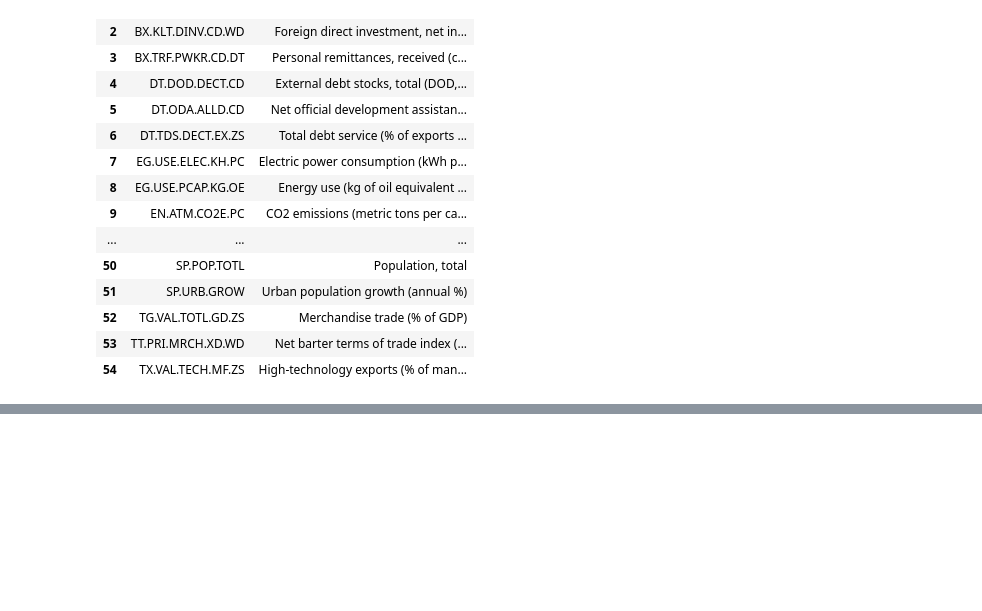
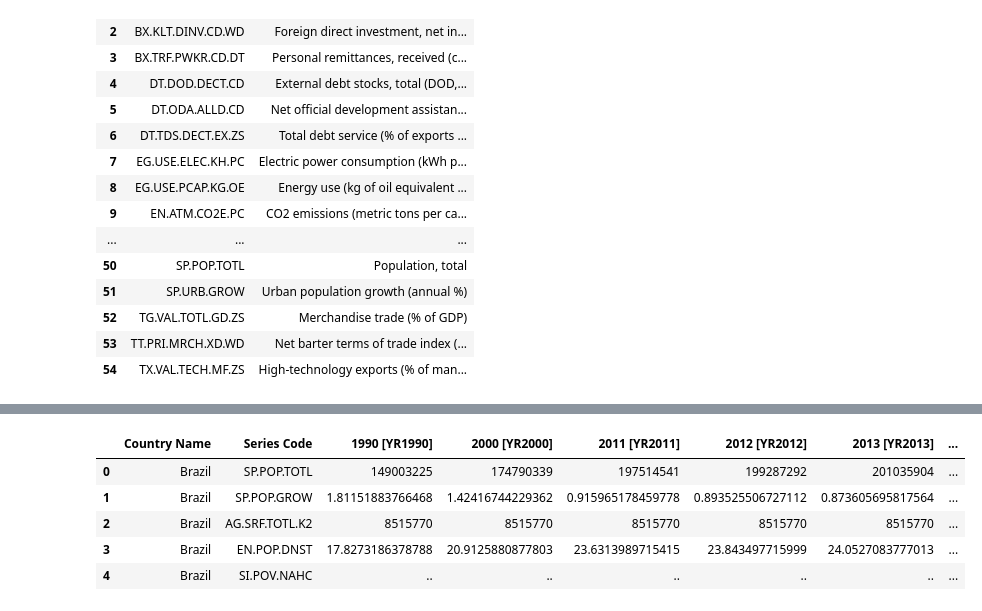
Before and after one commit to CarolineAndradeR/Python, a Jupyter notebook: cap12.ipynb, the cells around one changed output, grey strips where cells are left out. Saved outputs shown, nothing was run; the diff lists cells and outputs as text; code cells hidden in the pictures; blank space fills up the shorter version.

```diff
--- a/cap12.ipynb
+++ b/cap12.ipynb
@@ -232,0 +269,13 @@ Counter({'Morango': 2, 'Banana': 1, 'Maça': 1, 'Limão': 1, 'Abacaxi': 1})
+# %%
+#Organização dos dados
+df_dados_pais.dropna(inplace=True)
+del df_dados_pais['Series Name']
+del df_dados_pais['Country Code']
+df_dados_pais.head()
+# %% [output]
+|  | Country Name | Series Code | 1990 [YR1990] | 2000 [YR2000] | 2011 [YR2011] | 2012 [YR2012] | 2013 [YR2013] | ... |
+| 0 | Brazil | SP.POP.TOTL | 149003225 | 174790339 | 197514541 | 199287292 | 201035904 | ... |
+| 1 | Brazil | SP.POP.GROW | 1.81151883766468 | 1.42416744229362 | 0.915965178459778 | 0.893525506727112 | 0.873605695817564 | ... |
+| 2 | Brazil | AG.SRF.TOTL.K2 | 8515770 | 8515770 | 8515770 | 8515770 | 8515770 | ... |
+| 3 | Brazil | EN.POP.DNST | 17.8273186378788 | 20.9125880877803 | 23.6313989715415 | 23.843497715999 | 24.0527083777013 | ... |
+| 4 | Brazil | SI.POV.NAHC | .. | .. | .. | .. | .. | ... |
```
Also changed, not shown: parts of 6 cells of this notebook.
